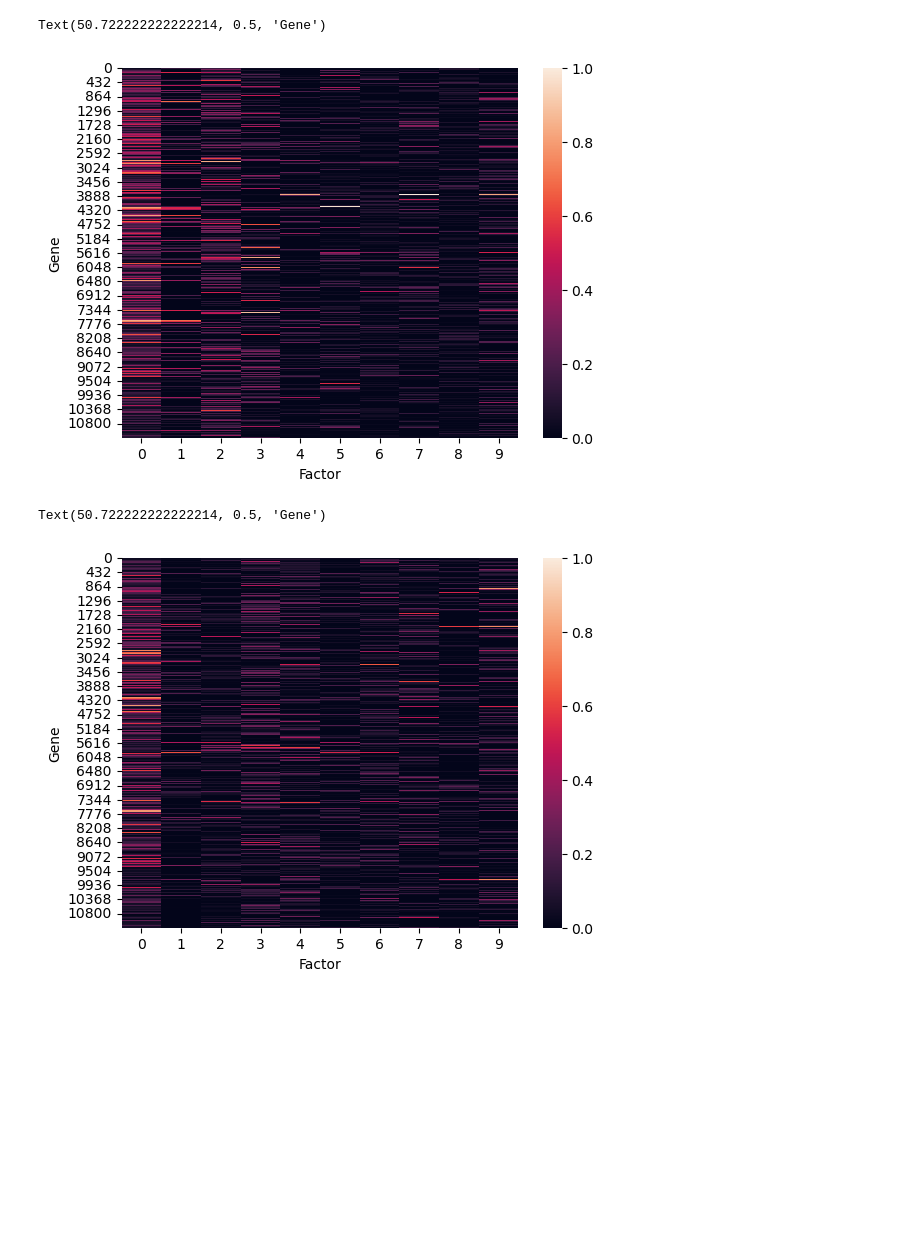
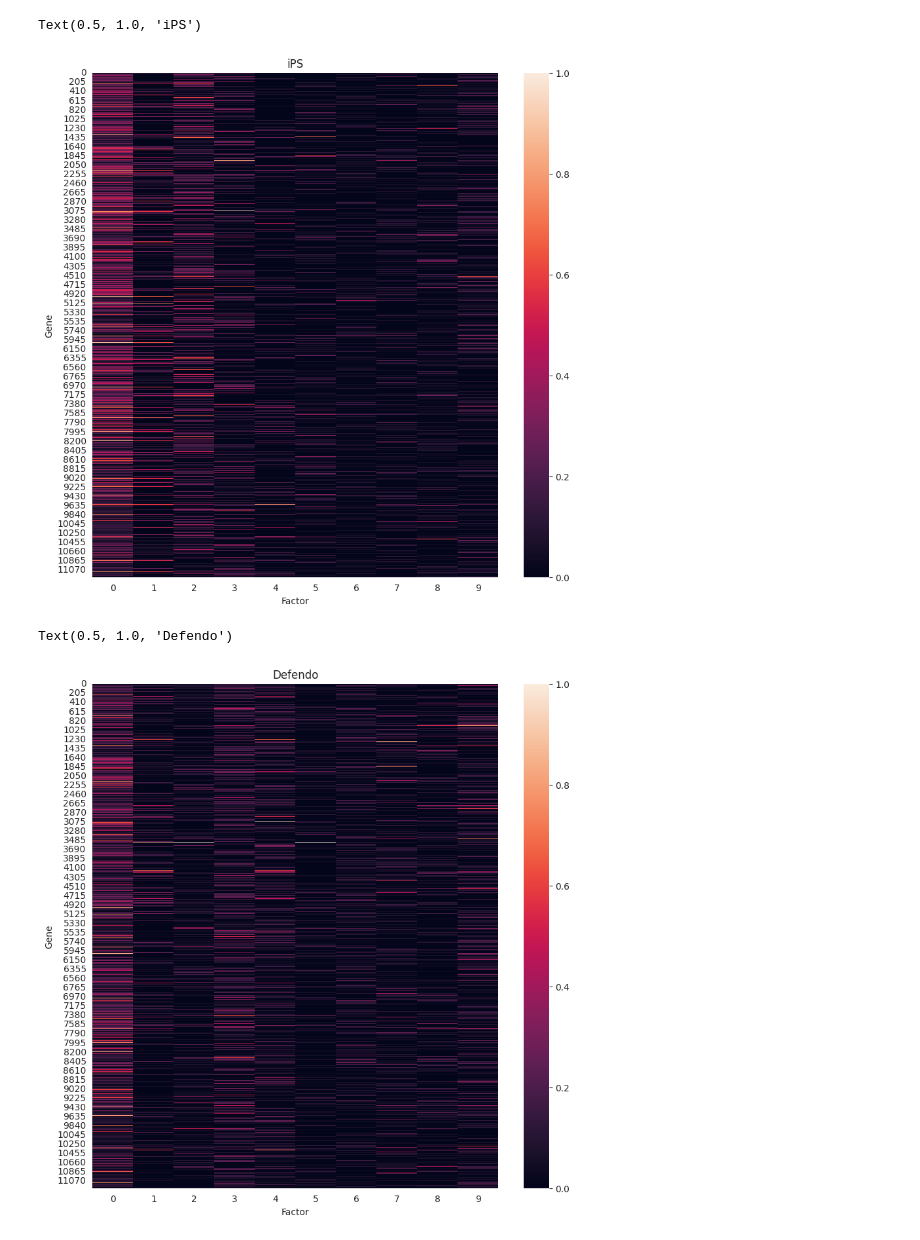
Before and after one commit to owowouwu/hmm-factor-analysis, a Jupyter notebook: analyse_nmf.ipynb, the cells around one changed output. Drawn from its saved outputs; the diff is of its cells as text; code cells hidden in the pictures; blank space fills up the shorter version.

```diff
--- a/analyse_nmf.ipynb
+++ b/analyse_nmf.ipynb
@@ -41,15 +38,19 @@ factor_m_norm = min_max_norm(nmf_m.coef(), axis = 1)
 # %%
+plt.figure(figsize=(10,10))
 sns.heatmap(factor_ips_norm.T)
 plt.xlabel("Factor")
 plt.ylabel("Gene")
+plt.title("iPS")
 # %% [output]
-Text(50.722222222222214, 0.5, 'Gene')
+Text(0.5, 1.0, 'iPS')
-[figure, old version]
+[figure, new version]
 # %%
+plt.figure(figsize=(10,10))
 sns.heatmap(factor_d_norm.T)
 plt.xlabel("Factor")
 plt.ylabel("Gene")
+plt.title("Defendo")
 # %% [output]
-Text(50.722222222222214, 0.5, 'Gene')
+Text(0.5, 1.0, 'Defendo')
-[figure, old version]
+[figure, new version]
 # %%
```
Also changed, not shown: parts of 14 cells of this notebook, 16 other files.
